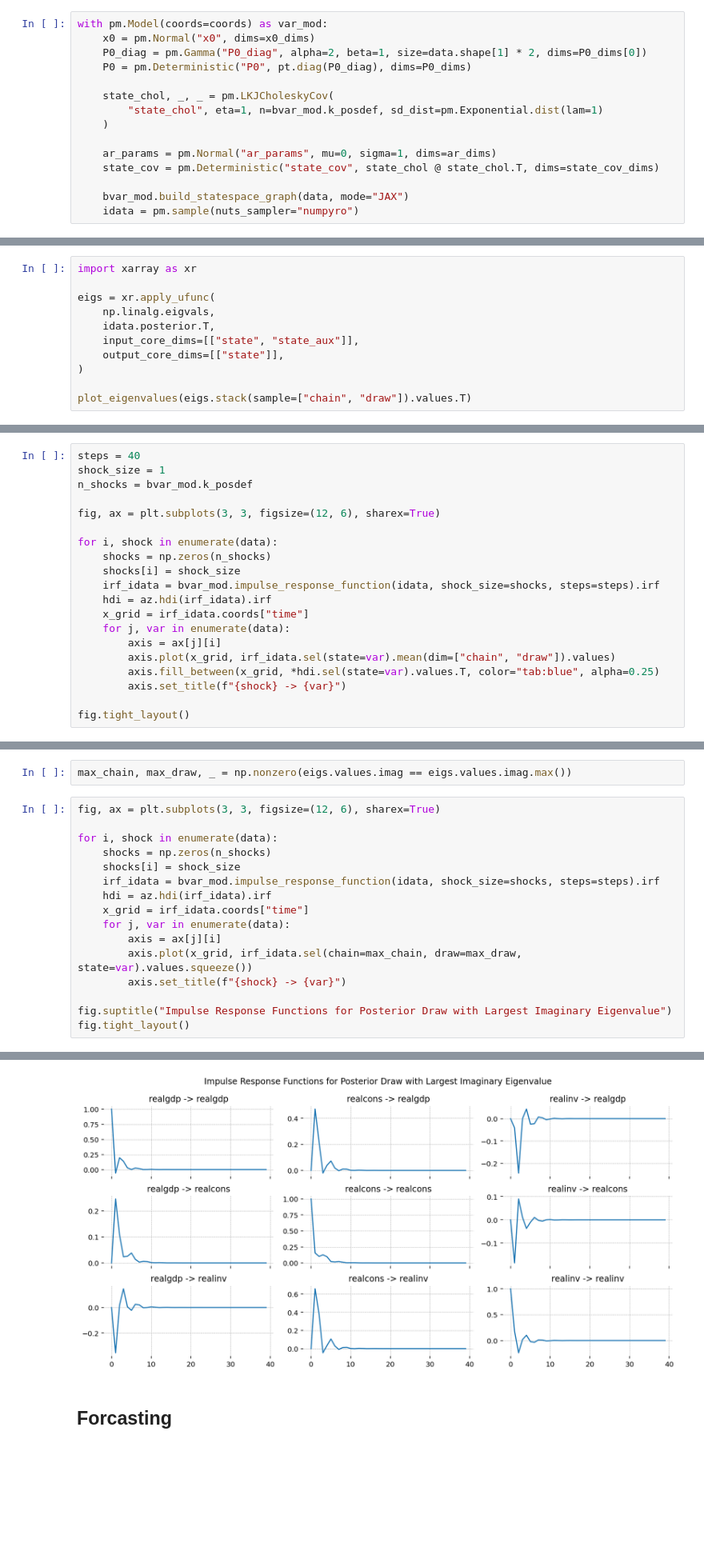
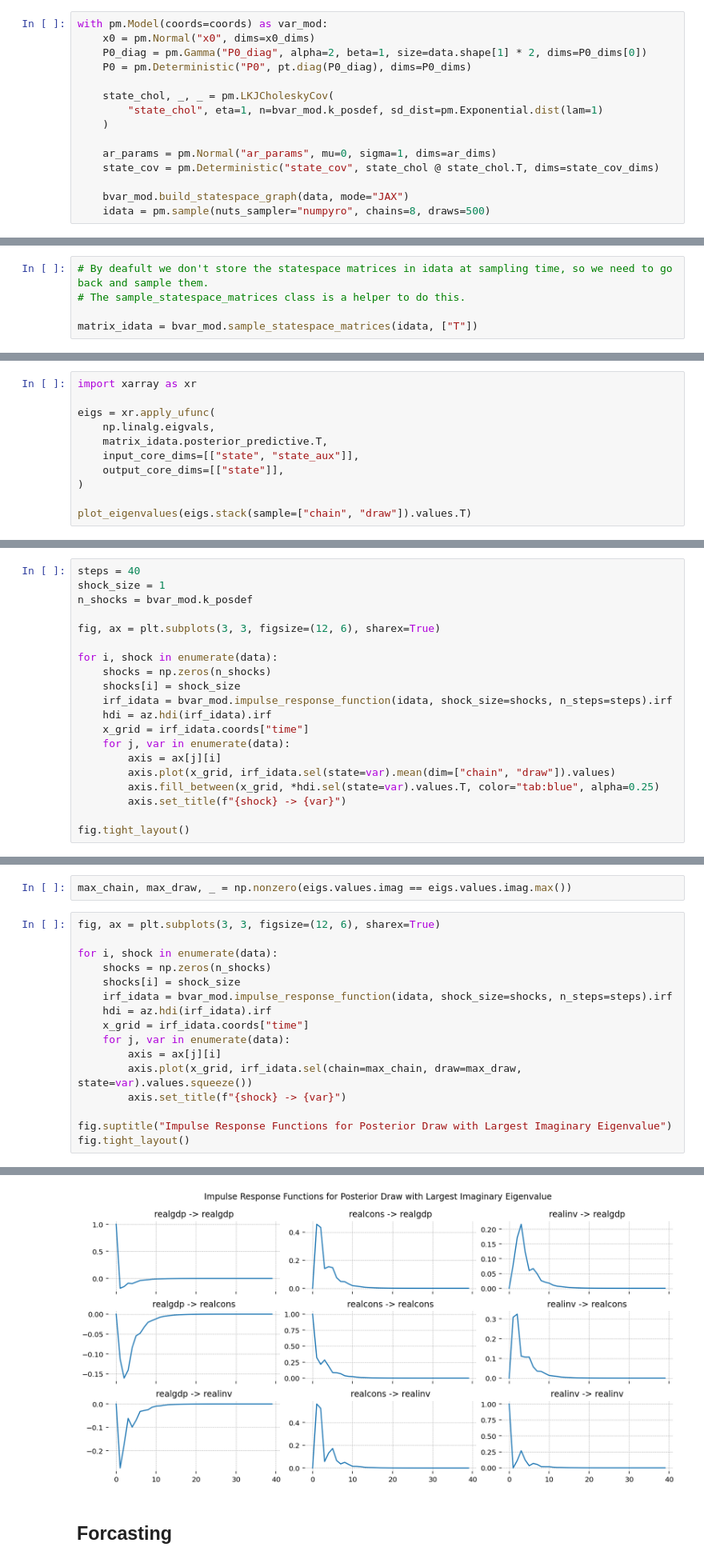
Before and after one commit to pymc-devs/pymc-experimental, a Jupyter notebook: notebooks/VARMAX Example.ipynb, the cells around one changed output, grey strips where cells are left out. Shown at 80% size. Drawn from its saved outputs; the diff is of its cells as text; blank space fills up the shorter version.

```diff
--- a/notebooks/VARMAX Example.ipynb
+++ b/notebooks/VARMAX Example.ipynb
@@ -251,4 +248,4 @@ with pm.Model(coords=coords) as var_mod:
     state_cov = pm.Deterministic("state_cov", state_chol @ state_chol.T, dims=state_cov_dims)
 
     bvar_mod.build_statespace_graph(data, mode="JAX")
-    idata = pm.sample(nuts_sampler="numpyro")
+    idata = pm.sample(nuts_sampler="numpyro", chains=8, draws=500)
@@ -331,3 +324,8 @@ plt.show()
 # Stability Analysis
 
 We can get posterior eigenvalues of the transition matrix to better understand the range of dynamics our model believes are possible. Unforunately we can't use `sample_posterior_predictive` to help us do that, because `pt.linalg.eig` discards the imaginary eigenvalues. Instead, we have to use `xarray.apply_ufunc`.
+# %%
+# By deafult we don't store the statespace matrices in idata at sampling time, so we need to go back and sample them.
+# The sample_statespace_matrices class is a helper to do this.
+
+matrix_idata = bvar_mod.sample_statespace_matrices(idata, ["T"])
@@ -336,7 +340,7 @@ import xarray as xr
 
 eigs = xr.apply_ufunc(
     np.linalg.eigvals,
-    idata.posterior.T,
+    matrix_idata.posterior_predictive.T,
     input_core_dims=[["state", "state_aux"]],
     output_core_dims=[["state"]],
 )
@@ -358,7 +362,7 @@ fig, ax = plt.subplots(3, 3, figsize=(12, 6), sharex=True)
 for i, shock in enumerate(data):
     shocks = np.zeros(n_shocks)
     shocks[i] = shock_size
-    irf_idata = bvar_mod.impulse_response_function(idata, shock_size=shocks, steps=steps).irf
+    irf_idata = bvar_mod.impulse_response_function(idata, shock_size=shocks, n_steps=steps).irf
     hdi = az.hdi(irf_idata).irf
     x_grid = irf_idata.coords["time"]
     for j, var in enumerate(data):
@@ -388,7 +401,7 @@ fig, ax = plt.subplots(3, 3, figsize=(12, 6), sharex=True)
 for i, shock in enumerate(data):
     shocks = np.zeros(n_shocks)
     shocks[i] = shock_size
-    irf_idata = bvar_mod.impulse_response_function(idata, shock_size=shocks, steps=steps).irf
+    irf_idata = bvar_mod.impulse_response_function(idata, shock_size=shocks, n_steps=steps).irf
     hdi = az.hdi(irf_idata).irf
     x_grid = irf_idata.coords["time"]
     for j, var in enumerate(data):
@@ -408,4 +430,4 @@ Sampling: []
-[figure, old version]
+[figure, new version]
 # %% [markdown]
 ## Forcasting
 # %%
```
Also changed, not shown: parts of 10 cells of this notebook, 15 other files.
